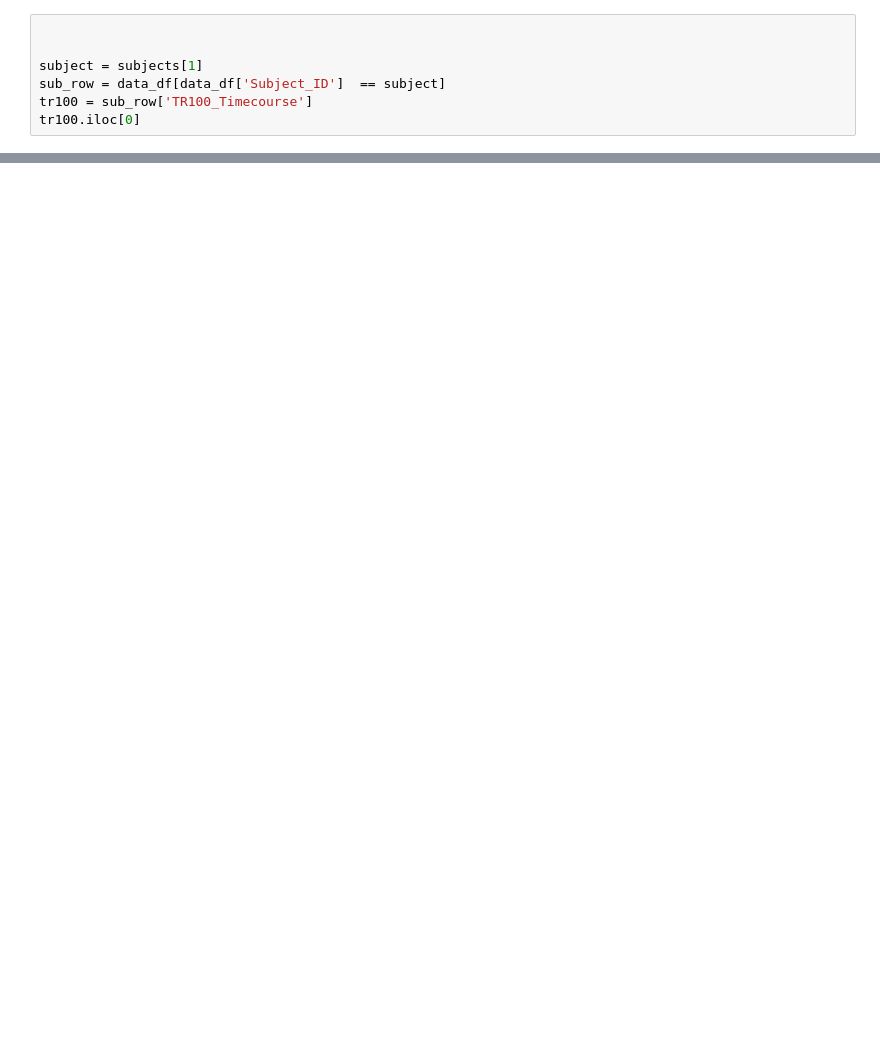
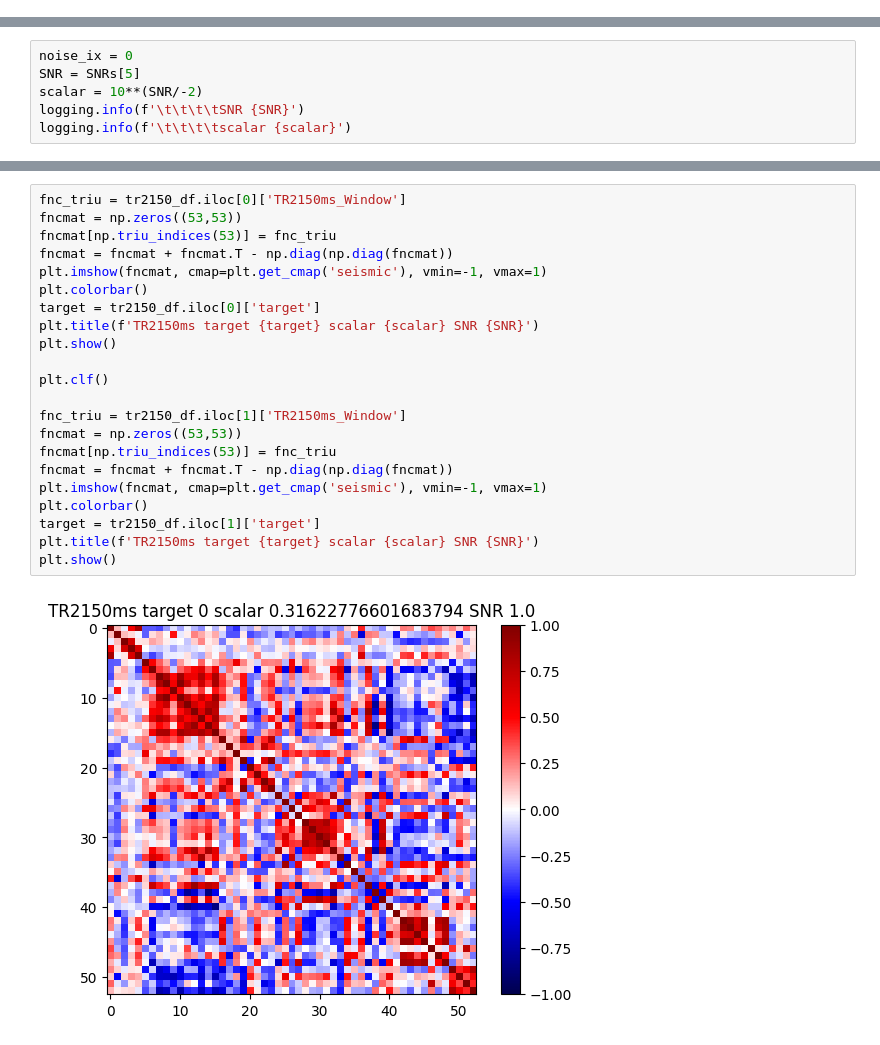
Before and after one commit to neuroneural/undersampling-project, a Jupyter notebook: OULU/python-scripts/test_kfcv.ipynb, the cells around one changed output, grey strips where cells are left out. Drawn from its saved outputs; the diff is of its cells as text; blank space fills up the shorter version.

```diff
--- a/OULU/python-scripts/test_kfcv.ipynb
+++ b/OULU/python-scripts/test_kfcv.ipynb
@@ -319,7 +0,0 @@ data_df
-# %%
-
-
-subject = subjects[1]
-sub_row = data_df[data_df['Subject_ID']  == subject]
-tr100 = sub_row['TR100_Timecourse']
-tr100.iloc[0]
@@ -548,0 +130,6 @@ NameError: name 'noise_ix' is not defined
+# %%
+noise_ix = 0
+SNR = SNRs[5]
+scalar = 10**(SNR/-2)
+logging.info(f'\t\t\t\tSNR {SNR}')
+logging.info(f'\t\t\t\tscalar {scalar}')
@@ -548,0 +435,24 @@ NameError: name 'noise_ix' is not defined
+# %%
+fnc_triu = tr2150_df.iloc[0]['TR2150ms_Window']
+fncmat = np.zeros((53,53))
+fncmat[np.triu_indices(53)] = fnc_triu
+fncmat = fncmat + fncmat.T - np.diag(np.diag(fncmat))
+plt.imshow(fncmat, cmap=plt.get_cmap('seismic'), vmin=-1, vmax=1)
+plt.colorbar()
+target = tr2150_df.iloc[0]['target']
+plt.title(f'TR2150ms target {target} scalar {scalar} SNR {SNR}')
+plt.show()
+
+plt.clf()
+
+fnc_triu = tr2150_df.iloc[1]['TR2150ms_Window']
+fncmat = np.zeros((53,53))
+fncmat[np.triu_indices(53)] = fnc_triu
+fncmat = fncmat + fncmat.T - np.diag(np.diag(fncmat))
+plt.imshow(fncmat, cmap=plt.get_cmap('seismic'), vmin=-1, vmax=1)
+plt.colorbar()
+target = tr2150_df.iloc[1]['target']
+plt.title(f'TR2150ms target {target} scalar {scalar} SNR {SNR}')
+plt.show()
+# %% [output]
+[figure, added]
```
Also changed, not shown: parts of 43 cells of this notebook, 5 other files.
